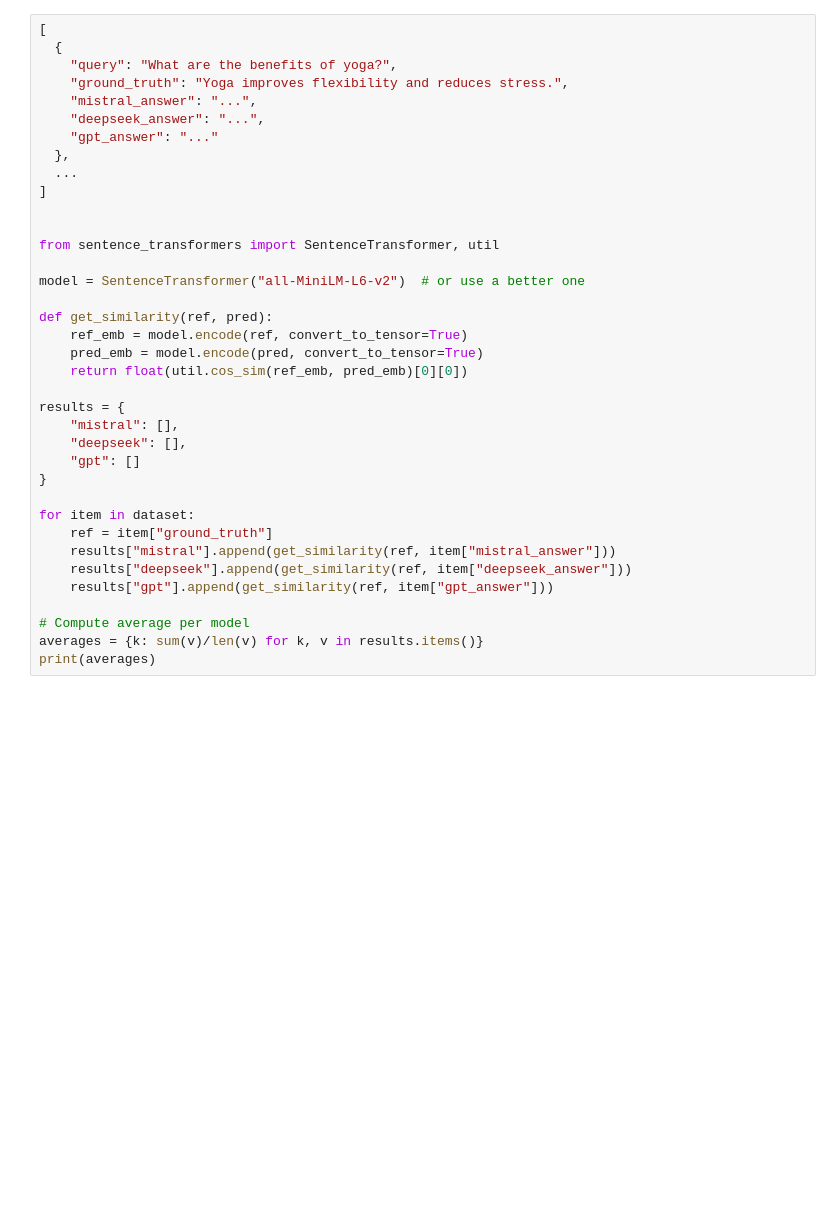
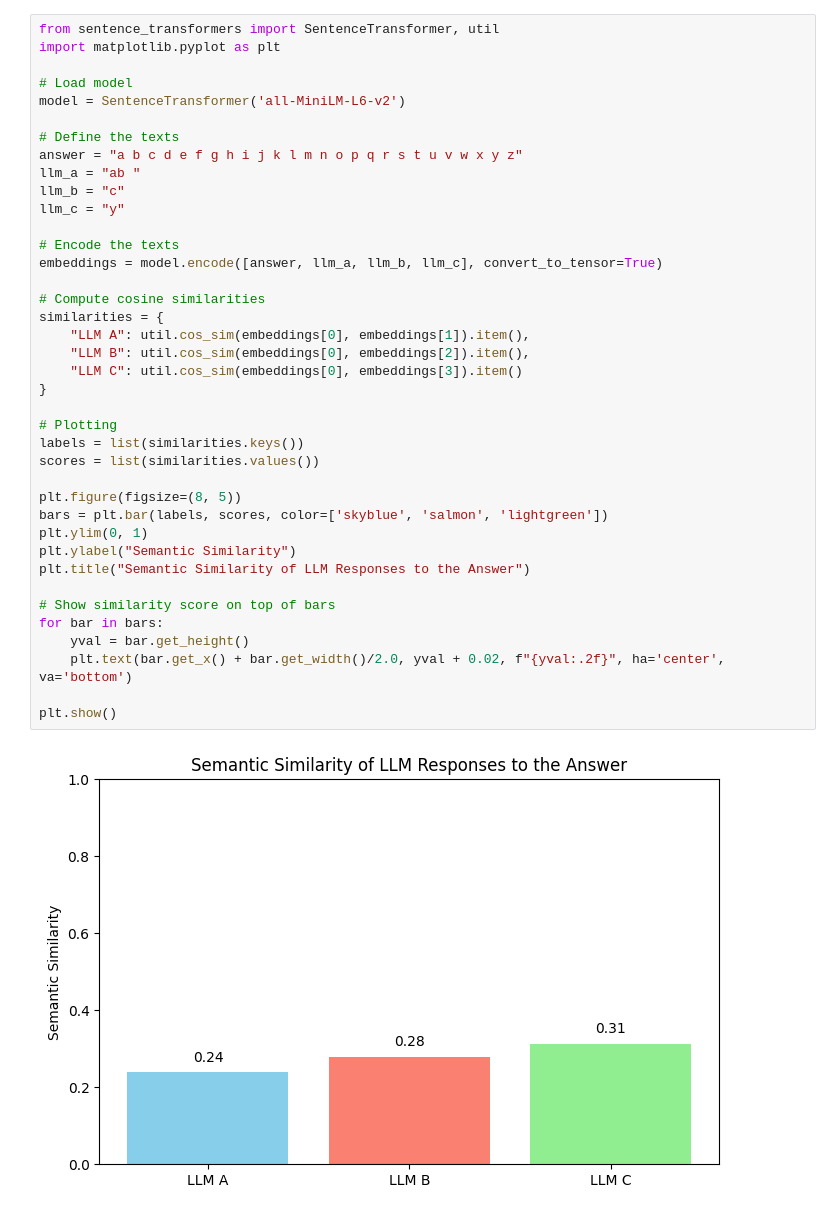
Before and after one commit to bay1900/MA3_2, a Jupyter notebook: evaluation/evaluate_llm.ipynb, the cells around one changed output. Cells and saved outputs as stored; diff of their text form; blank space fills up the shorter version.

```diff
--- a/evaluation/evaluate_llm.ipynb
+++ b/evaluation/evaluate_llm.ipynb
@@ -30,37 +96,41 @@ plt.show()
 # %%
-[
-  {
-    "query": "What are the benefits of yoga?",
-    "ground_truth": "Yoga improves flexibility and reduces stress.",
-    "mistral_answer": "...",
-    "deepseek_answer": "...",
-    "gpt_answer": "..."
-  },
-  ...
-]
+from sentence_transformers import SentenceTransformer, util
+import matplotlib.pyplot as plt
 
+# Load model
+model = SentenceTransformer('all-MiniLM-L6-v2')
 
-from sentence_transformers import SentenceTransformer, util
+# Define the texts
+answer = "a b c d e f g h i j k l m n o p q r s t u v w x y z"
+llm_a = "ab "
+llm_b = "c"
+llm_c = "y"
 
-model = SentenceTransformer("all-MiniLM-L6-v2")  # or use a better one
+# Encode the texts
+embeddings = model.encode([answer, llm_a, llm_b, llm_c], convert_to_tensor=True)
 
-def get_similarity(ref, pred):
-    ref_emb = model.encode(ref, convert_to_tensor=True)
-    pred_emb = model.encode(pred, convert_to_tensor=True)
-    return float(util.cos_sim(ref_emb, pred_emb)[0][0])
-
-results = {
-    "mistral": [],
-    "deepseek": [],
-    "gpt": []
+# Compute cosine similarities
+similarities = {
+    "LLM A": util.cos_sim(embeddings[0], embeddings[1]).item(),
+    "LLM B": util.cos_sim(embeddings[0], embeddings[2]).item(),
+    "LLM C": util.cos_sim(embeddings[0], embeddings[3]).item()
 }
 
-for item in dataset:
-    ref = item["ground_truth"]
-    results["mistral"].append(get_similarity(ref, item["mistral_answer"]))
-    results["deepseek"].append(get_similarity(ref, item["deepseek_answer"]))
-    results["gpt"].append(get_similarity(ref, item["gpt_answer"]))
+# Plotting
+labels = list(similarities.keys())
+scores = list(similarities.values())
 
-# Compute average per model
-averages = {k: sum(v)/len(v) for k, v in results.items()}
-print(averages)
+plt.figure(figsize=(8, 5))
+bars = plt.bar(labels, scores, color=['skyblue', 'salmon', 'lightgreen'])
+plt.ylim(0, 1)
+plt.ylabel("Semantic Similarity")
+plt.title("Semantic Similarity of LLM Responses to the Answer")
+
+# Show similarity score on top of bars
+for bar in bars:
+    yval = bar.get_height()
+    plt.text(bar.get_x() + bar.get_width()/2.0, yval + 0.02, f"{yval:.2f}", ha='center', va='bottom')
+
+plt.show()
+# %% [output]
+[figure, added]
```
Also changed, not shown: parts of 7 cells of this notebook, 5 other files.
